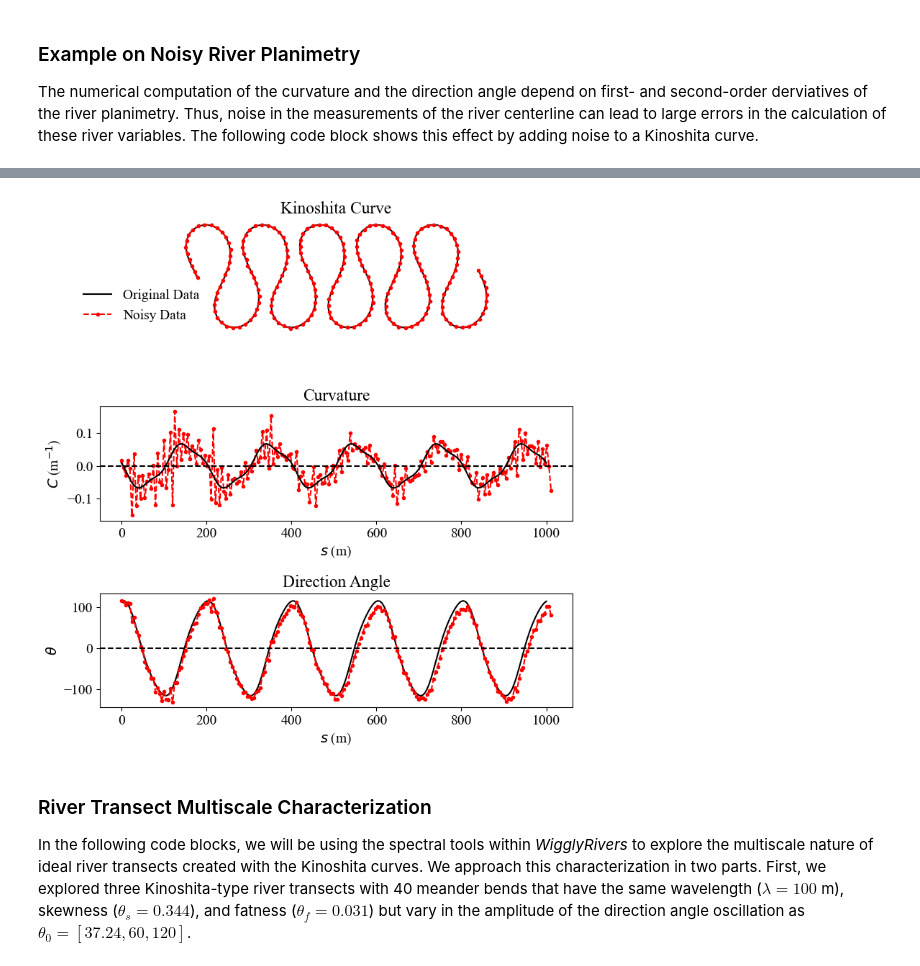
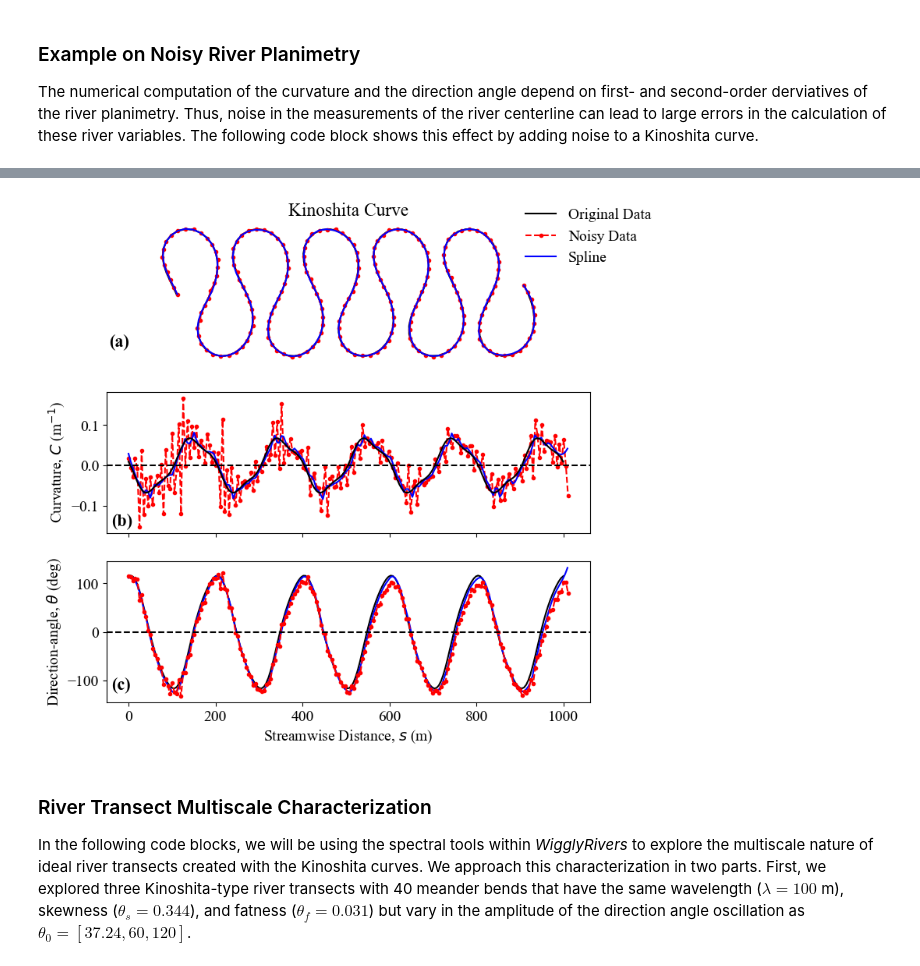
Before and after one commit to gomezvelezlab/WigglyRivers, a Jupyter notebook: examples/workflows/Synthetic_Rivers/Kinoshita_Examples.ipynb, the cells around one changed output, grey strips where cells are left out. Cells and saved outputs as stored; diff of their text form; code cells hidden in the pictures.

```diff
--- a/examples/workflows/Synthetic_Rivers/Kinoshita_Examples.ipynb
+++ b/examples/workflows/Synthetic_Rivers/Kinoshita_Examples.ipynb
@@ -475,6 +465,7 @@ lambda_fm 200.05715919293831
 
 The numerical computation of the curvature and the direction angle depend on first- and second-order derviatives of the river planimetry. Thus, noise in the measurements of the river centerline can lead to large errors in the calculation of these river variables. The following code block shows this effect by adding noise to a Kinoshita curve.
 # %%
+np.random.seed(0)
 # Create Kinoshigta River
 theta_0 = 115*np.pi/180  # radians
 n = 5
@@ -494,6 +485,7 @@ noise_value = 0.3
 x_noise = x_k + np.random.normal(0, noise_value, size=x_k.shape)
 y_noise = y_k + np.random.normal(0, noise_value, size=y_k.shape)
 
+
 rivers = RiverDatasets()
 rivers.add_river('0', x=x_noise, y=y_noise)
 rivers['0'].calculate_curvature()
@@ -503,6 +495,18 @@ c_noise = rivers['0'].c
 s_noise = rivers['0'].s
 theta_noise = rivers['0'].angle
 
+# Splines
+rivers_k = RiverDatasets(logger=logger)
+rivers_k.add_river('0', x_noise, y_noise, resample_flag=True,
+                        kwargs_resample={'smooth': 5e-2},
+                        scale_by_width=False)
+rivers_k['0'].calculate_curvature()
+x_sp = rivers_k['0'].x
+y_sp = rivers_k['0'].y
+c_sp = rivers_k['0'].c
+s_sp = rivers_k['0'].s
+theta_sp = rivers_k['0'].angle
+
 # -----------------
 # Plot
 # -----------------
@@ -511,6 +515,7 @@ fig, axs = plt.subplots(3, 1, figsize=(8, 8))
 axs[0].set_title('Kinoshita Curve')
 axs[0].plot(x_k, y_k, '-k', label='Original Data')
 axs[0].plot(x_noise, y_noise, '.--r', label='Noisy Data')
+axs[0].plot(x_sp, y_sp, '-b', label='Spline')
 axs[0].set_xticks([])
 axs[0].set_yticks([])
 axs[0].set_aspect('equal', adjustable='box')
@@ -519,25 +524,32 @@ axs[0].spines['right'].set_visible(False)
 axs[0].spines['bottom'].set_visible(False)
 axs[0].spines['left'].set_visible(False)
 # legend to the left outside
-axs[0].legend(loc=2, bbox_to_anchor=(-0.30, 0.5), frameon=False)
+axs[0].legend(loc=2, bbox_to_anchor=(0.90, 1.2), frameon=False)
 
-axs[1].set_title('Curvature')
+# axs[1].set_title('Curvature')
 axs[1].plot(s_noise, c_noise, '.--r')
+axs[1].plot(s_sp, c_sp, '-b')
 axs[1].plot(s, c, 'k')
 axs[1].axhline(0, color='k', linestyle='--')
-axs[1].set_xlabel(r'$s$ (m)')
-axs[1].set_ylabel(r'$C$ (m$^{-1}$)')
+# axs[1].set_xlabel(r'$s$ (m)')
+axs[1].set_ylabel(f'Curvature, $C$ (m$^{{-1}}$)')
+axs[1].set_xticklabels([])
 
 # Plot Angle
-axs[2].set_title('Direction Angle')
+# axs[2].set_title('Direction Angle')
 axs[2].plot(s, theta, '-k')
+axs[2].plot(s_sp, theta_sp, '-b')
 axs[2].plot(s_noise, theta_noise, '.--r')
 axs[2].axhline(0, color='k', linestyle='--')
-axs[2].set_xlabel(r'$s$ (m)')
-axs[2].set_ylabel(r'$\theta$')
-plt.tight_layout()
+axs[2].set_xlabel(r'Streamwise Distance, $s$ (m)')
+axs[2].set_ylabel(r'Direction-angle, $\theta$ (deg)')
+# plt.tight_layout()
+fig.text(0.145, 0.68, r'(a)', ha='center', fontsize=fs+2, weight='bold')
+axs[1].text(-40, -0.15, r'(b)', fontsize=fs+2, weight='bold')
+axs[2].text(-40, -120, r'(c)', fontsize=fs+2, weight='bold')
 
 utl.cr_folder('../manuscript_figures/')
-plt.savefig('../manuscript_figures/Figure_S1_curvature_noise.png', dpi=500)
+plt.savefig('../manuscript_figures/Figure_S1_curvature_noise.png', dpi=500,
+            bbox_inches='tight')
 plt.show()
 # %% [output]
@@ -544,4 +557,4 @@ plt.show()
-[figure, old version]
+[figure, new version]
 # %% [markdown]
 ### River Transect Multiscale Characterization
 
```
Also changed, not shown: parts of 14 cells of this notebook, 4 other files.
